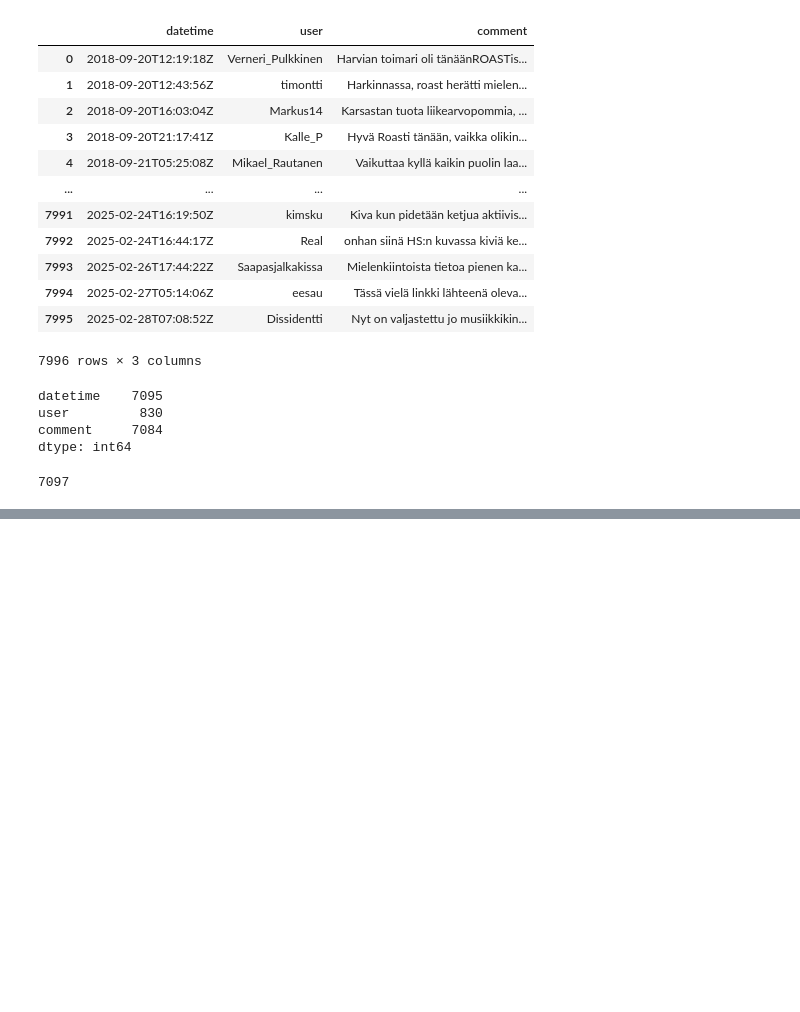
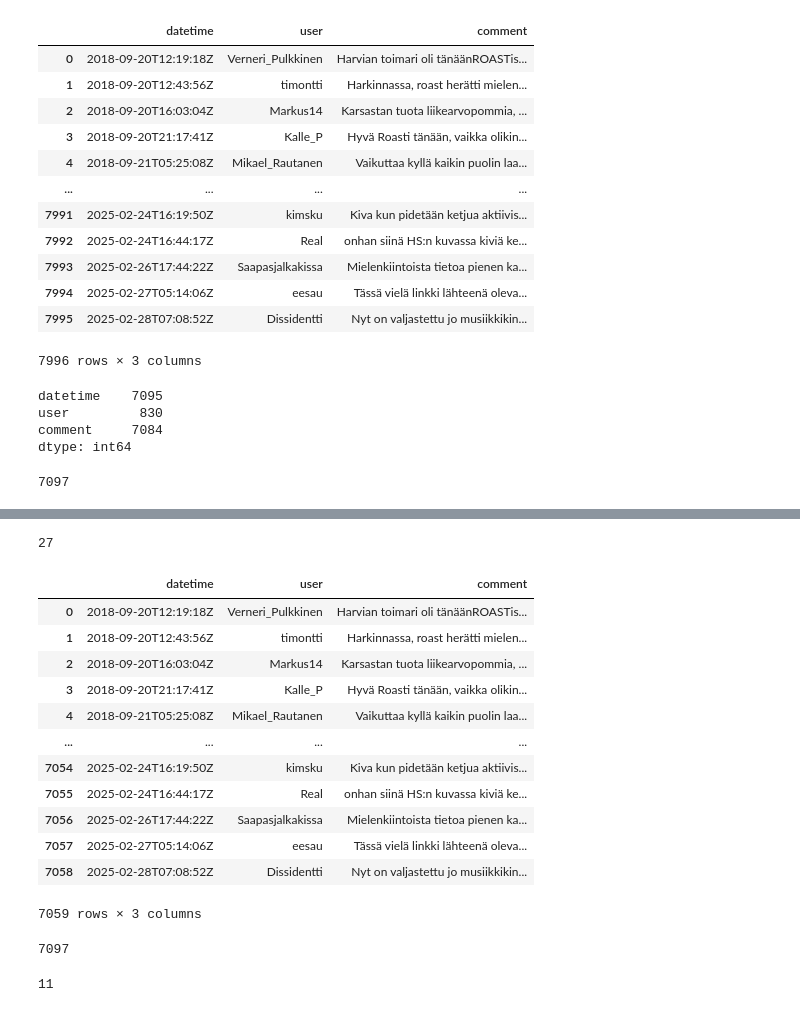
Before and after one commit to Hujisson/stock_sentiment_analysis, a Jupyter notebook: comment_data_scraping.ipynb, the cells around one changed output, grey strips where cells are left out. Saved outputs shown, nothing was run; the diff lists cells and outputs as text; code cells hidden in the pictures; blank space fills up the shorter version.

```diff
--- a/comment_data_scraping.ipynb
+++ b/comment_data_scraping.ipynb
@@ -109,0 +150,14 @@ df_comments_unique.to_csv("comments.csv", index=False)
+# %%
+# Poistetaan dataframesta rivit, joilla comment on NULL
+
+df = df[df["comment"].isnull()== False].reset_index(drop=True)
+# %%
+# Luodaan dataframe, jossa on kommentit, joissa alle 5 000 merkkiä
+
+df_under_5000_chars = df[df["comment"].str.len() < 5000].reset_index(drop=True)
+# %%
+# Luodaan dataframeen uusi sarake, jossa kommentti
+
+translator = GoogleTranslator(source='fi', target='en')
+
+df_under_5000_chars["comment_en"] = df_under_5000_chars["comment"].apply(lambda x: translator.translate(x))
@@ -109,0 +167,30 @@ df_comments_unique.to_csv("comments.csv", index=False)
+# %%
+len(df[df["comment"].str.len() >= 5000])
+# %% [output]
+27
+# %%
+df_under_5000_chars
+# %% [output]
+|  | datetime | user | comment |
+| 0 | 2018-09-20T12:19:18Z | Verneri_Pulkkinen | Harvian toimari oli tänäänROASTis... |
+| 1 | 2018-09-20T12:43:56Z | timontti | Harkinnassa, roast herätti mielen... |
+| 2 | 2018-09-20T16:03:04Z | Markus14 | Karsastan tuota liikearvopommia, ... |
+| 3 | 2018-09-20T21:17:41Z | Kalle_P | Hyvä Roasti tänään, vaikka olikin... |
+| 4 | 2018-09-21T05:25:08Z | Mikael_Rautanen | Vaikuttaa kyllä kaikin puolin laa... |
+| ... | ... | ... | ... |
+| 7054 | 2025-02-24T16:19:50Z | kimsku | Kiva kun pidetään ketjua aktiivis... |
+| 7055 | 2025-02-24T16:44:17Z | Real | onhan siinä HS:n kuvassa kiviä ke... |
+| 7056 | 2025-02-26T17:44:22Z | Saapasjalkakissa | Mielenkiintoista tietoa pienen ka... |
+| 7057 | 2025-02-27T05:14:06Z | eesau | Tässä vielä linkki lähteenä oleva... |
+| 7058 | 2025-02-28T07:08:52Z | Dissidentti | Nyt on valjastettu jo musiikkikin... |
+7059 rows × 3 columns
+# %%
+len(df)
+# %% [output]
+7097
+# %%
+# Rivit, joilla "comment" on NaN
+
+len(df[df["comment"].isnull()==True])
+# %% [output]
+11
```
Also changed, not shown: parts of 4 cells of this notebook.
